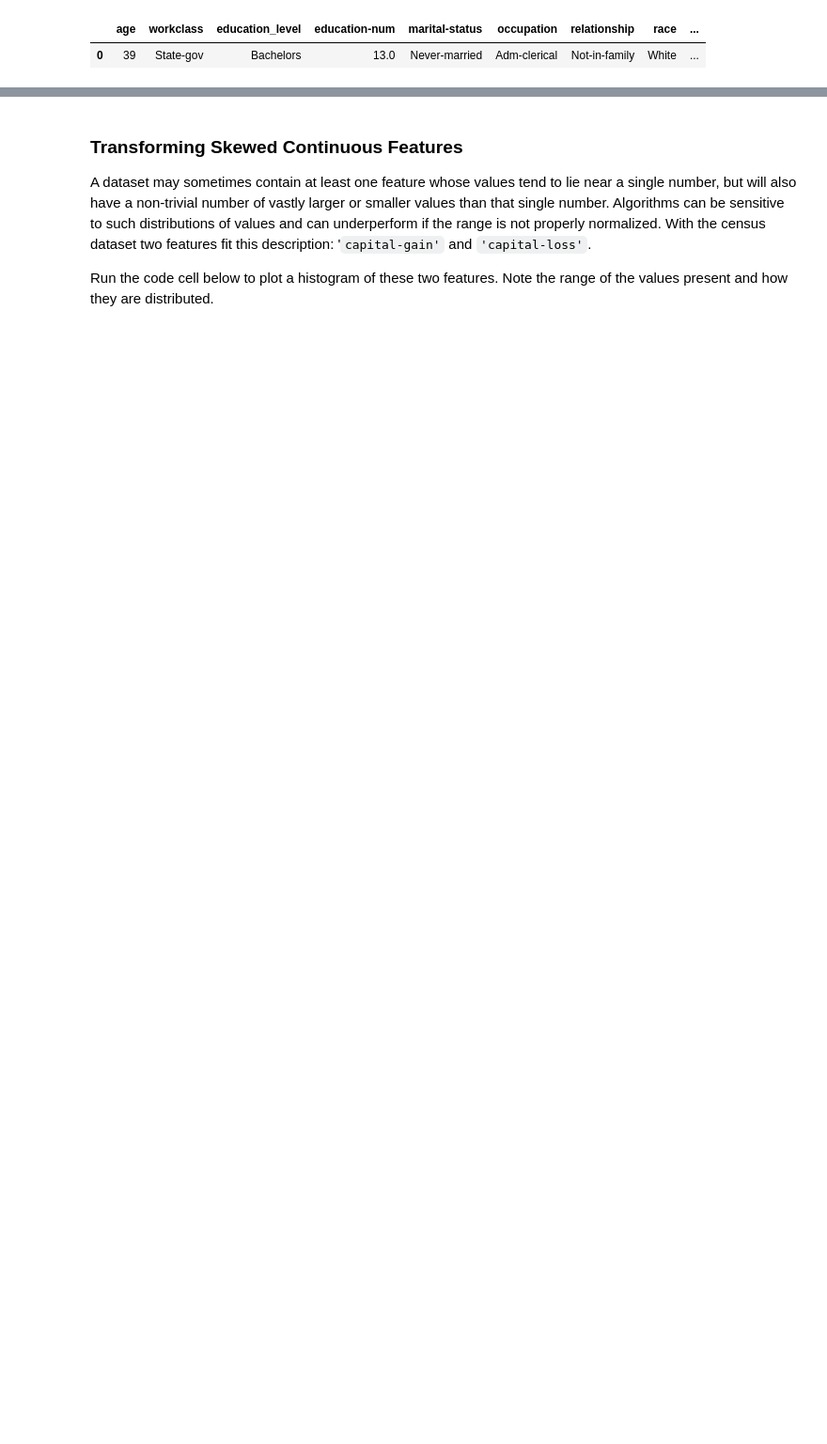
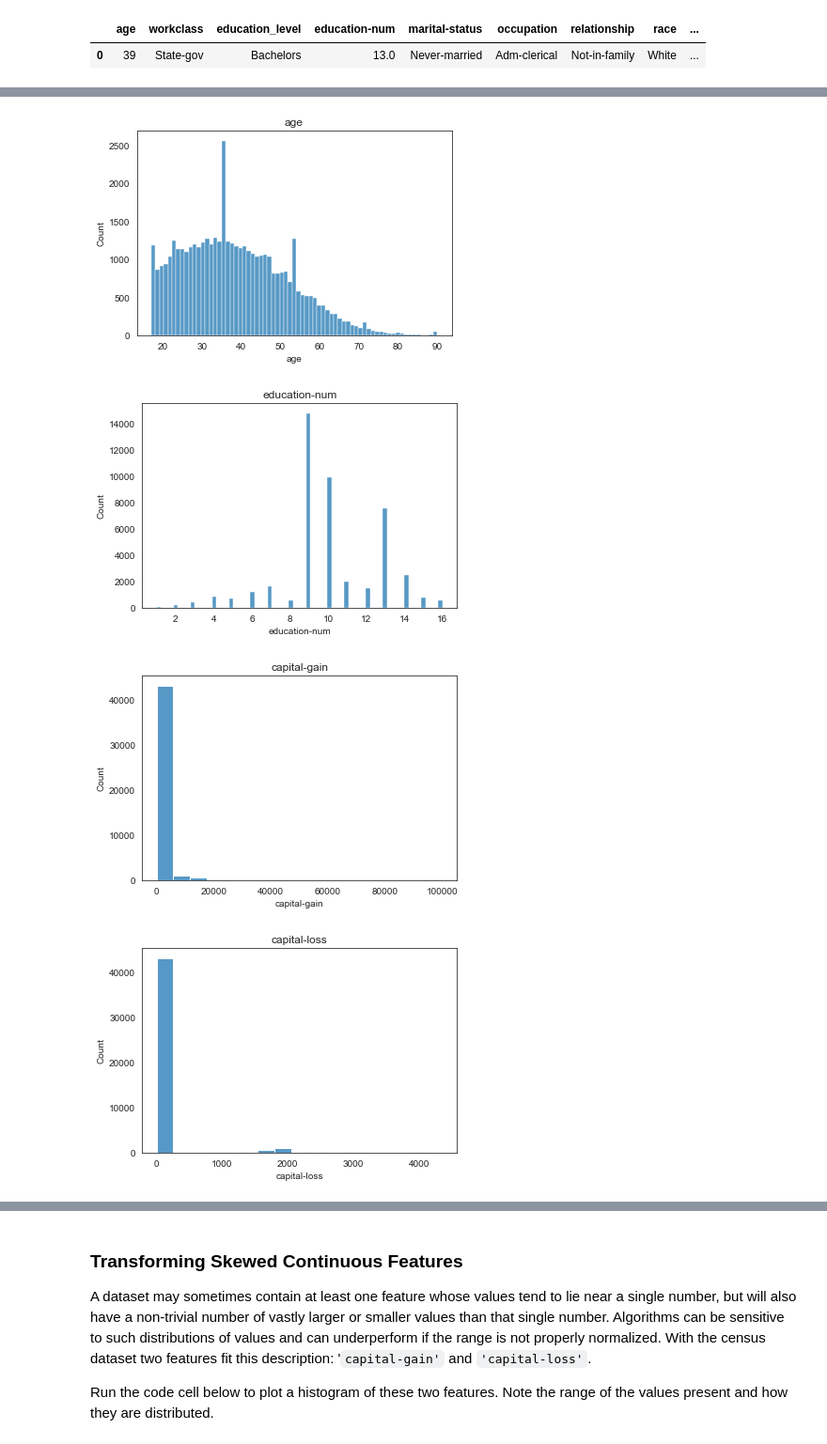
Before and after one commit to KarinWiberg/ucml_supervised_learning_project, a Jupyter notebook: finding_donors.ipynb, the cells around one changed output, grey strips where cells are left out. Shown at 94% size. Saved outputs shown, nothing was run; the diff lists cells and outputs as text; code cells hidden in the pictures; blank space fills up the shorter version.

```diff
--- a/finding_donors.ipynb
+++ b/finding_donors.ipynb
@@ -100,0 +141,11 @@ print("Percentage of individuals making more than $50,000: {}%".format(greater_p
+# %%
+# Numerical data distributions
+for i in data.select_dtypes('number'):
+    sb.histplot(data = data, x = i);
+    plt.title(i);
+    plt.show()
+# %% [output]
+[figure, added]
+[figure, added]
+[figure, added]
+[figure, added]
```
Also changed, not shown: parts of 26 cells of this notebook.
